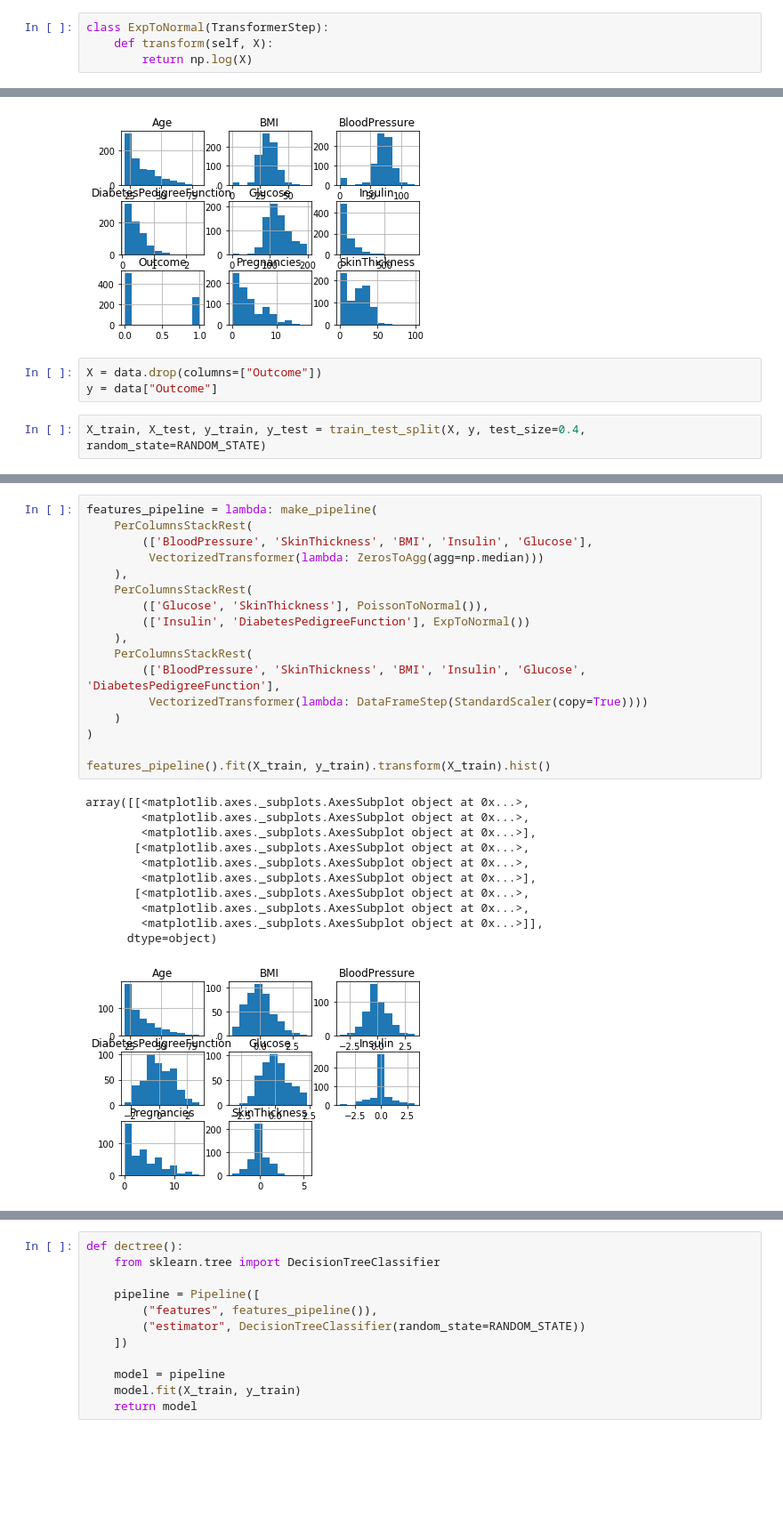
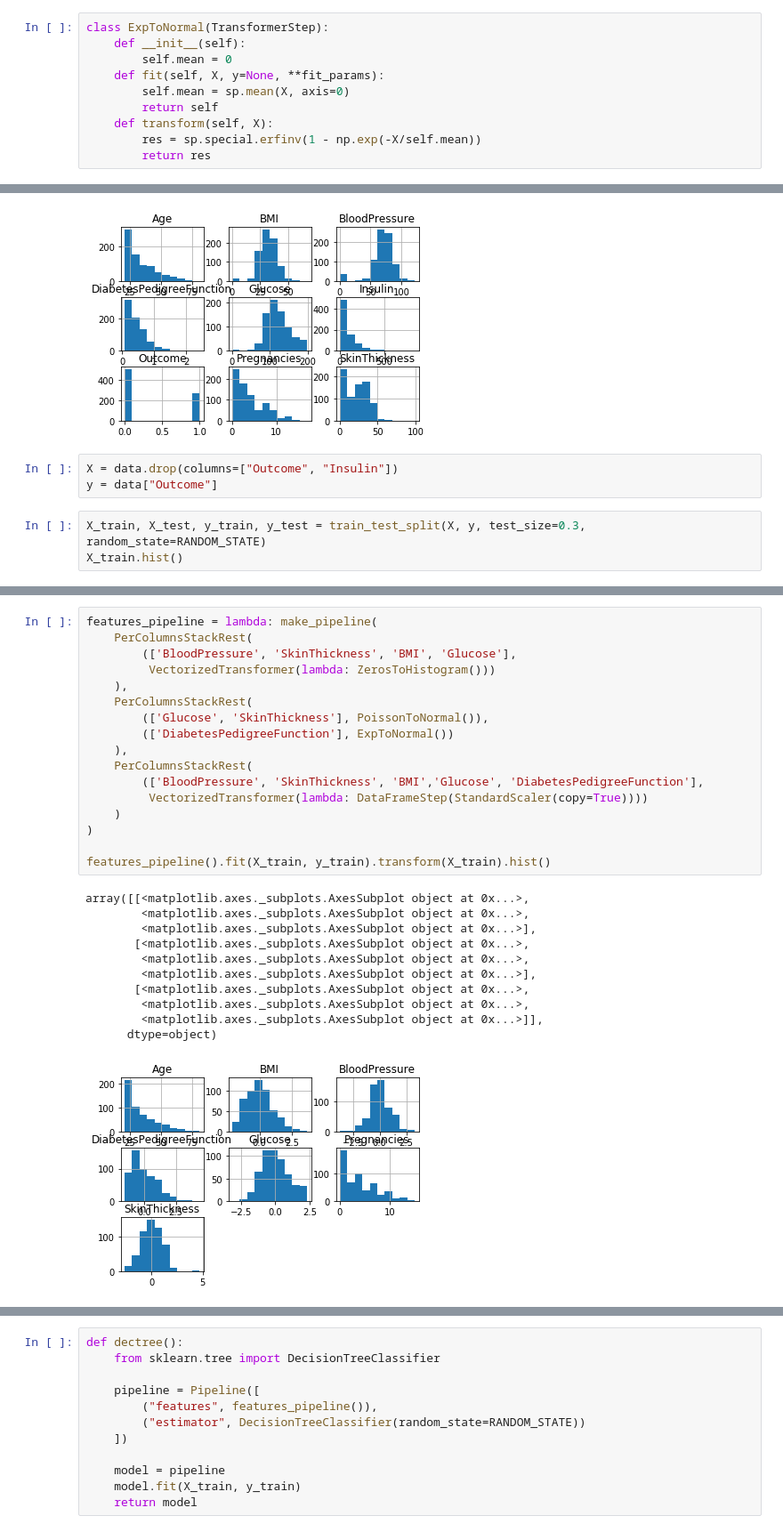
Before and after one commit to vindex10/pima_ml_train, a Jupyter notebook: PIMA.ipynb, the cells around one changed output, grey strips where cells are left out. Shown: that part at 89% size. Saved outputs shown, nothing was run; the diff lists cells and outputs as text; blank space fills up the shorter version.

Commit message:
update. inverse exponential + drop insulin + guess zeros

```diff
--- a/PIMA.ipynb
+++ b/PIMA.ipynb
@@ -85,10 +100,16 @@ class PoissonToNormal(TransformerStep):
     """ https://en.wikipedia.org/wiki/Anscombe_transform """
     def transform(self, X):
         return 2*np.sqrt(X + 3/8)
-# %%
-class ExpToNormal(TransformerStep):
-    def transform(self, X):
-        return np.log(X)
+# %%
+class ExpToNormal(TransformerStep):
+    def __init__(self):
+        self.mean = 0
+    def fit(self, X, y=None, **fit_params):
+        self.mean = sp.mean(X, axis=0)
+        return self
+    def transform(self, X):
+        res = sp.special.erfinv(1 - np.exp(-X/self.mean))
+        return res
 # %%
 class DebugStep(TransformerStep):
     def fit(self, X, y=None, **fit_params):
@@ -159,7 +180,8 @@ array([[<matplotlib.axes._subplots.AxesSubplot object at 0x...>,
       dtype=object)
 [figure]
 # %%
-X = data.drop(columns=["Outcome"])
+X = data.drop(columns=["Outcome", "Insulin"])
 y = data["Outcome"]
 # %%
-X_train, X_test, y_train, y_test = train_test_split(X, y, test_size=0.4, random_state=RANDOM_STATE)
+X_train, X_test, y_train, y_test = train_test_split(X, y, test_size=0.3, random_state=RANDOM_STATE)
+X_train.hist()
@@ -180,32 +200,32 @@ array([[<matplotlib.axes._subplots.AxesSubplot object at 0x...>,
 # %%
 features_pipeline = lambda: make_pipeline(
     PerColumnsStackRest(
-        (['BloodPressure', 'SkinThickness', 'BMI', 'Insulin', 'Glucose'],
-         VectorizedTransformer(lambda: ZerosToAgg(agg=np.median)))
+        (['BloodPressure', 'SkinThickness', 'BMI', 'Glucose'],
+         VectorizedTransformer(lambda: ZerosToHistogram()))
     ),
     PerColumnsStackRest(
         (['Glucose', 'SkinThickness'], PoissonToNormal()),
-        (['Insulin', 'DiabetesPedigreeFunction'], ExpToNormal())
+        (['DiabetesPedigreeFunction'], ExpToNormal())
     ),
     PerColumnsStackRest(
-        (['BloodPressure', 'SkinThickness', 'BMI', 'Insulin', 'Glucose', 'DiabetesPedigreeFunction'],
+        (['BloodPressure', 'SkinThickness', 'BMI','Glucose', 'DiabetesPedigreeFunction'],
          VectorizedTransformer(lambda: DataFrameStep(StandardScaler(copy=True))))
     )
 )
 
 features_pipeline().fit(X_train, y_train).transform(X_train).hist()
 # %% [output]
 array([[<matplotlib.axes._subplots.AxesSubplot object at 0x...>,
         <matplotlib.axes._subplots.AxesSubplot object at 0x...>,
         <matplotlib.axes._subplots.AxesSubplot object at 0x...>],
        [<matplotlib.axes._subplots.AxesSubplot object at 0x...>,
         <matplotlib.axes._subplots.AxesSubplot object at 0x...>,
         <matplotlib.axes._subplots.AxesSubplot object at 0x...>],
        [<matplotlib.axes._subplots.AxesSubplot object at 0x...>,
         <matplotlib.axes._subplots.AxesSubplot object at 0x...>,
         <matplotlib.axes._subplots.AxesSubplot object at 0x...>]],
       dtype=object)
-[figure, old version]
+[figure, new version]
 # %%
 def logreg():
     from sklearn.linear_model import LogisticRegression
```
Also changed, not shown: parts of 8 cells of this notebook, 2 other files.
